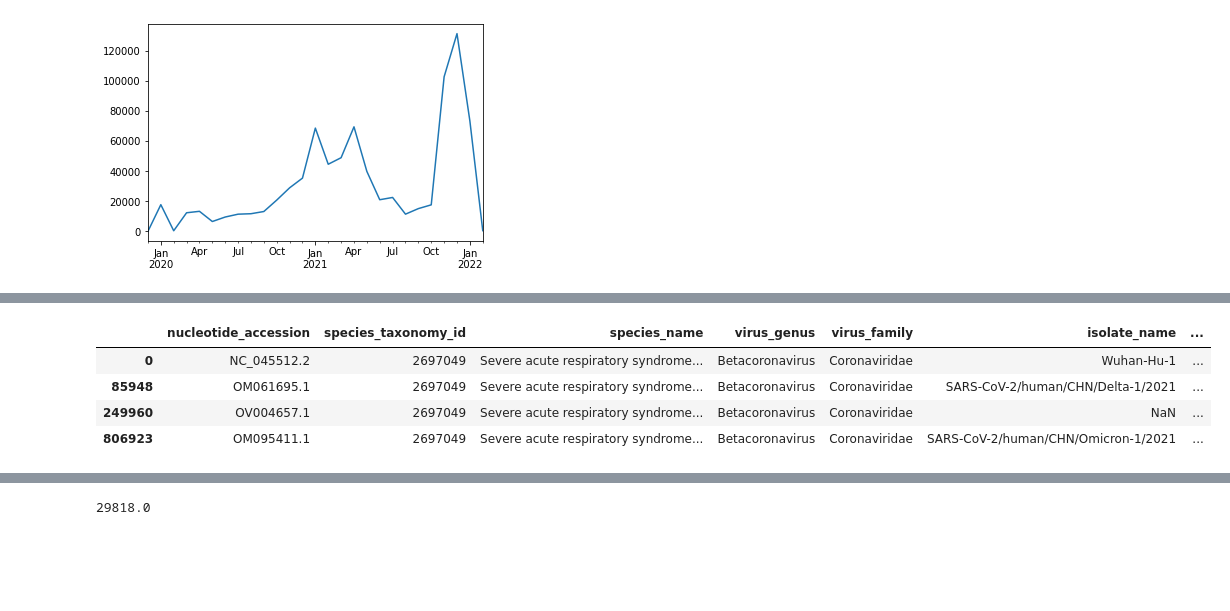
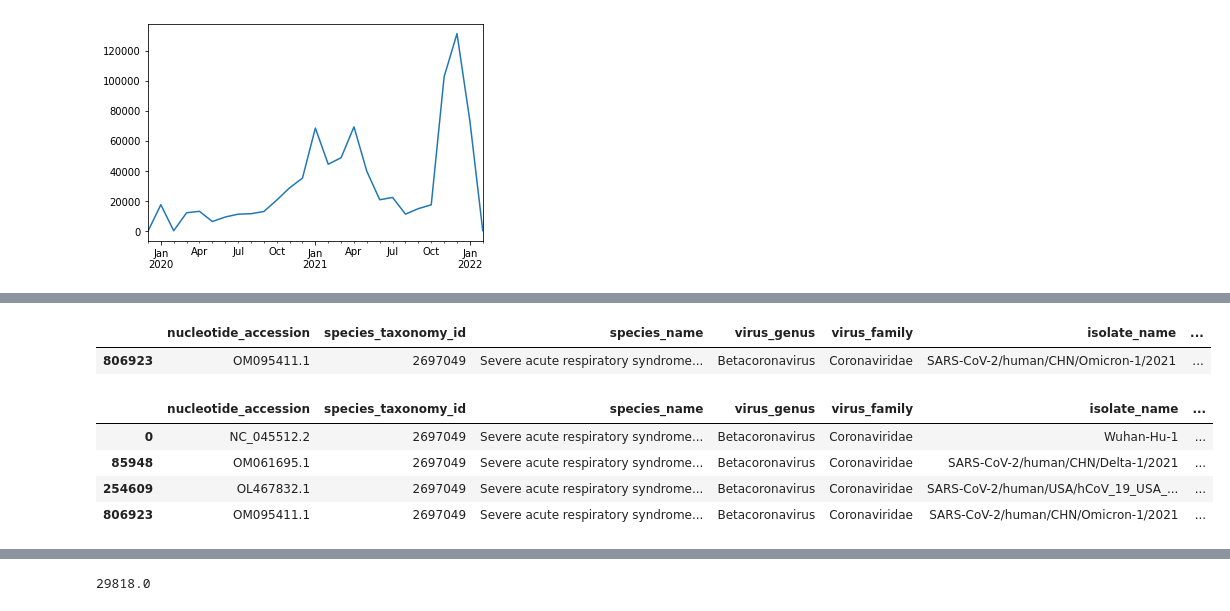
Before and after one commit to dataquestio/project-walkthroughs, a Jupyter notebook: covidrna/covid_genome.ipynb, the cells around one changed output, grey strips where cells are left out. Cells and saved outputs as stored; diff of their text form; code cells hidden in the pictures; blank space fills up the shorter version.

```diff
--- a/covidrna/covid_genome.ipynb
+++ b/covidrna/covid_genome.ipynb
@@ -92,3 +101,8 @@ metadata
+# %%
+metadata[metadata["isolate_name"].str.contains("Omicron").fillna(False)]
+# %% [output]
+|  | nucleotide_accession | species_taxonomy_id | species_name | virus_genus | virus_family | isolate_name | ... |
+| 806923 | OM095411.1 | 2697049 | Severe acute respiratory syndrome... | Betacoronavirus | Coronaviridae | SARS-CoV-2/human/CHN/Omicron-1/2021 | ... |
 # %%
 import os
 
@@ -96,9 +110,11 @@ sequences = ["NC_045512.2", "OV004657.1", "OM061695.1",  "OM095411.1"]
 human_names = ["reference", "base", "delta", "omicron"]
 # %%
-metadata[metadata["nucleotide_accession"].isin(sequences)]
+selected_sequences = metadata[metadata["nucleotide_accession"].isin(sequences)]
-# %% [output]
-|  | nucleotide_accession | species_taxonomy_id | species_name | virus_genus | virus_family | isolate_name | ... |
-| 0 | NC_045512.2 | 2697049 | Severe acute respiratory syndrome... | Betacoronavirus | Coronaviridae | Wuhan-Hu-1 | ... |
-| 85948 | OM061695.1 | 2697049 | Severe acute respiratory syndrome... | Betacoronavirus | Coronaviridae | SARS-CoV-2/human/CHN/Delta-1/2021 | ... |
-| 249960 | OV004657.1 | 2697049 | Severe acute respiratory syndrome... | Betacoronavirus | Coronaviridae | NaN | ... |
-| 806923 | OM095411.1 | 2697049 | Severe acute respiratory syndrome... | Betacoronavirus | Coronaviridae | SARS-CoV-2/human/CHN/Omicron-1/2021 | ... |
+# %%
+selected_sequences
+# %% [output]
+|  | nucleotide_accession | species_taxonomy_id | species_name | virus_genus | virus_family | isolate_name | ... |
+| 0 | NC_045512.2 | 2697049 | Severe acute respiratory syndrome... | Betacoronavirus | Coronaviridae | Wuhan-Hu-1 | ... |
+| 85948 | OM061695.1 | 2697049 | Severe acute respiratory syndrome... | Betacoronavirus | Coronaviridae | SARS-CoV-2/human/CHN/Delta-1/2021 | ... |
+| 254609 | OL467832.1 | 2697049 | Severe acute respiratory syndrome... | Betacoronavirus | Coronaviridae | SARS-CoV-2/human/USA/hCoV_19_USA_... | ... |
+| 806923 | OM095411.1 | 2697049 | Severe acute respiratory syndrome... | Betacoronavirus | Coronaviridae | SARS-CoV-2/human/CHN/Omicron-1/2021 | ... |
```
Also changed, not shown: parts of 41 cells of this notebook, 1 other file.
